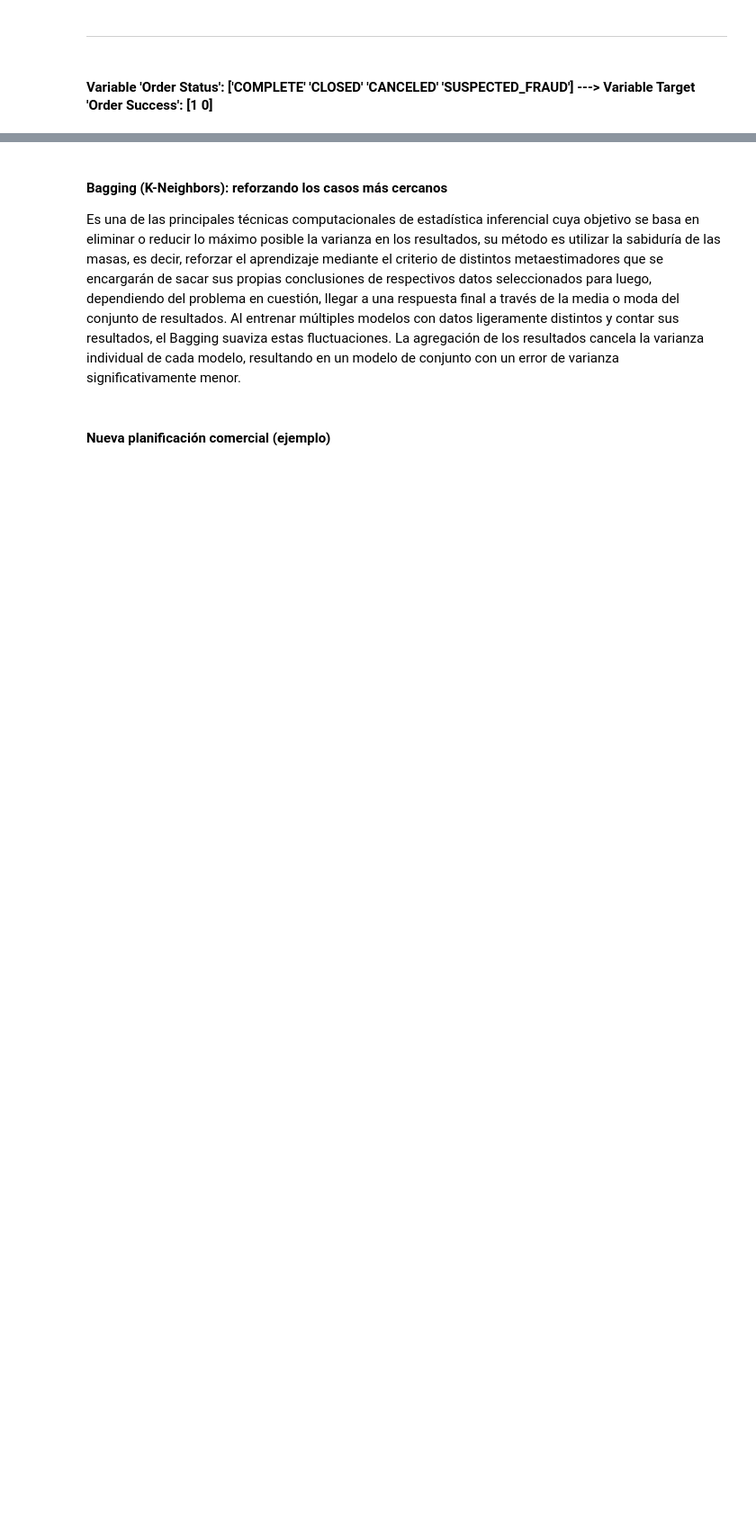
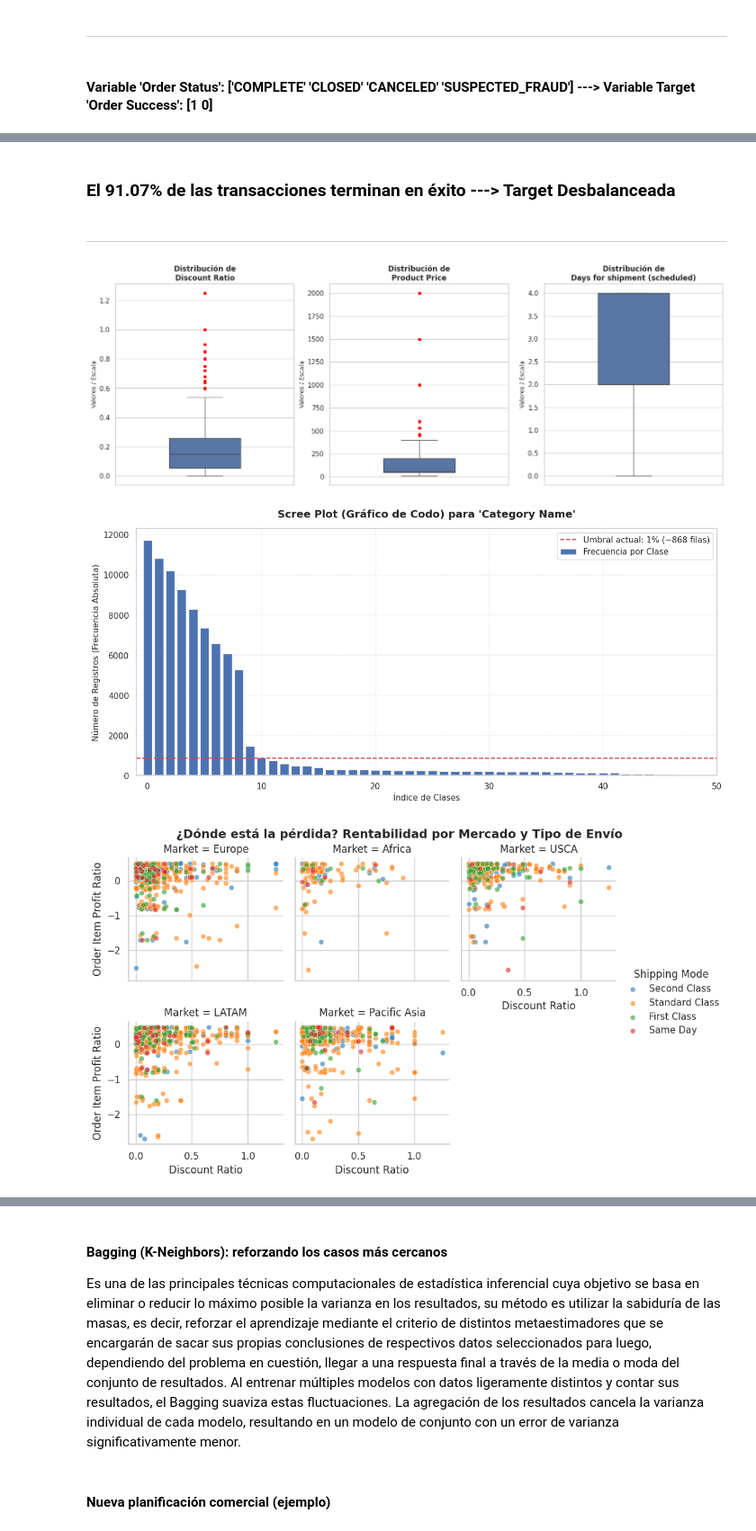
Before and after one commit to genagithub/proyecto-4, a Jupyter notebook: proyecto_4_risk_scoring.ipynb, the cells around one changed output, grey strips where cells are left out. Shown at 90% size. Cells and saved outputs as stored; diff of their text form; code cells hidden in the pictures; blank space fills up the shorter version.

```diff
--- a/proyecto_4_risk_scoring.ipynb
+++ b/proyecto_4_risk_scoring.ipynb
@@ -92 +52,56 @@ plt.show()
+# %%
+df_original["Discount Ratio"] = df_original["Order Item Discount"] / df_original["Product Price"]
+
+success_counts = df_original["Order Success"].value_counts(normalize=True) * 100
+display(Markdown(f"### El {success_counts[1]:.2f}% de las transacciones terminan en éxito ---> Target Desbalanceada"))
+display(Markdown("-" * 70))
+
+numeric_vars = ["Discount Ratio","Product Price","Days for shipment (scheduled)"]
+
+fig, axes = plt.subplots(nrows=1, ncols=3, figsize=(18, 6))
+sns.set_theme(style="whitegrid")
+
+for i, col in enumerate(numeric_vars):
+    sns.boxplot(y=df_original[col], ax=axes[i], color="#4C72B0", width=0.4, flierprops={"marker": "o", "markerfacecolor": "red", "markeredgecolor": "none", "markersize": 5})
+    axes[i].set_title(f"Distribución de\n{col}", fontsize=12, fontweight="bold")
+    axes[i].set_ylabel("Valores / Escala", fontsize=10)
+    axes[i].set_xlabel("")
+
+plt.show()
+
+counts = df_original["Category Name"].value_counts()
+percentages = df_original["Category Name"].value_counts(normalize=True)
+
+df_plot = pd.DataFrame({
+    "Class": counts.index,
+    "Frecuency": counts.values,
+    "Percentage": percentages.values
+}).reset_index(drop=True)
+
+plt.figure(figsize=(14, 6))
+sns.set_theme(style="whitegrid")
+plt.bar(df_plot.index, df_plot["Frecuency"], color="b", label="Frecuencia por Clase")
+
+umbral = df_original.shape[0] * 0.01
+plt.axhline(y=umbral, color="r", linestyle="--", linewidth=1.5, label=f"Umbral actual: 1% (~{int(umbral)} filas)")
+
+plt.title("Scree Plot (Gráfico de Codo) para 'Category Name'", fontsize=14, fontweight="bold", pad=15)
+plt.xlabel("Índice de Clases", fontsize=11)
+plt.ylabel("Número de Registros (Frecuencia Absoluta)", fontsize=11)
+plt.xlim(-1, len(df_plot))
+plt.grid(True, linestyle=':', alpha=0.6)
+plt.legend(fontsize=11, loc='upper right')
+
+grid = sns.FacetGrid(df_original.sample(min(2000, len(df_original))), col="Market", hue="Shipping Mode", palette="tab10", col_wrap=3)
+grid.map(sns.scatterplot, "Discount Ratio", "Order Item Profit Ratio", alpha=0.6)
+grid.add_legend()
+grid.fig.subplots_adjust(top=0.9)
+grid.fig.suptitle("¿Dónde está la pérdida? Rentabilidad por Mercado y Tipo de Envío", fontsize=14, fontweight="bold")
+plt.show()
+# %% [output]
+### El 91.07% de las transacciones terminan en éxito ---> Target Desbalanceada
+----------------------------------------------------------------------
+[figure, added]
+[figure, added]
+[figure, added]
 # %% [markdown]
```
Also changed, not shown: parts of 5 cells of this notebook.
